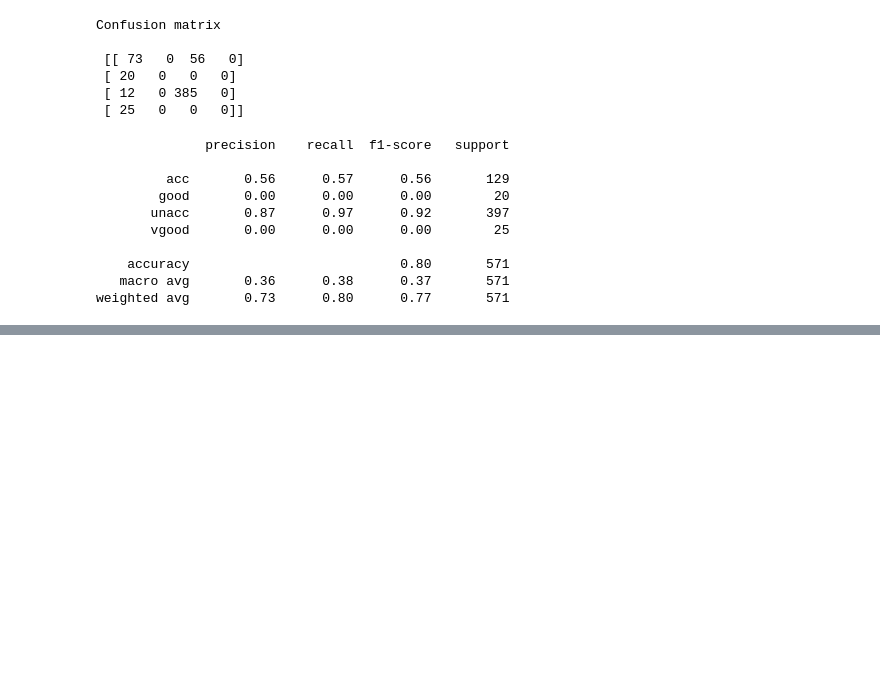
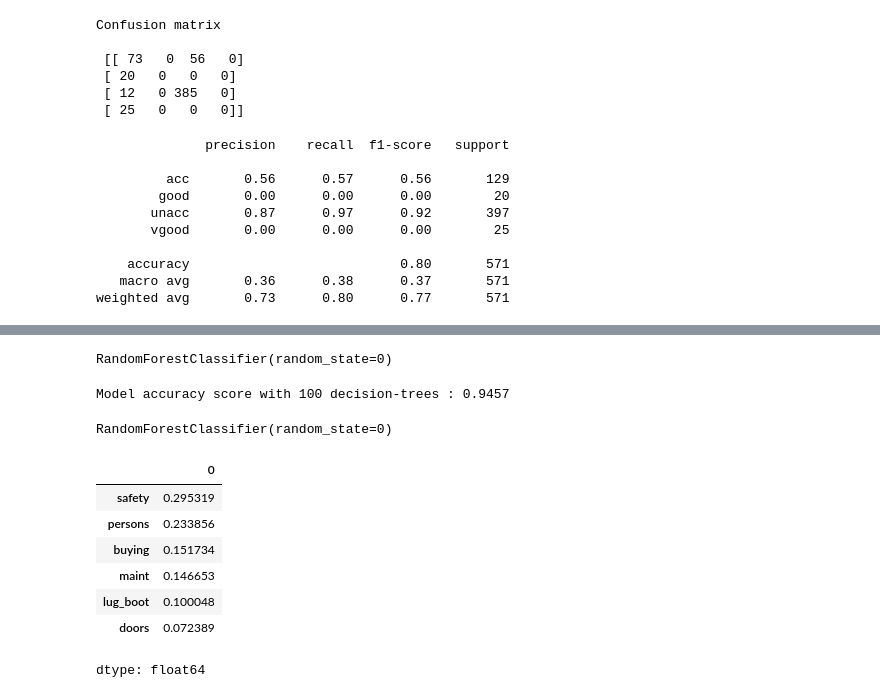
Before and after one commit to sreyas-sunandan/summer-internship-AI-ML, a Jupyter notebook: summerintership_ai_ml.ipynb, the cells around one changed output, grey strips where cells are left out. Saved outputs shown, nothing was run; the diff lists cells and outputs as text; code cells hidden in the pictures; blank space fills up the shorter version.

```diff
--- a/summerintership_ai_ml.ipynb
+++ b/summerintership_ai_ml.ipynb
@@ -855,0 +1038,4 @@ weighted avg       0.73      0.80      0.77       571
+# %%
+from sklearn.ensemble import RandomForestClassifier
+rfc = RandomForestClassifier(random_state=0)
+rfc.fit(X_train, y_train)
@@ -855,0 +1052,5 @@ weighted avg       0.73      0.80      0.77       571
+# %%
+rfc_100 = RandomForestClassifier(n_estimators=100, random_state=0)
+rfc_100.fit(X_train, y_train)
+# %% [output]
+RandomForestClassifier(random_state=0)
@@ -855,0 +1059,4 @@ weighted avg       0.73      0.80      0.77       571
+# %%
+print('Model accuracy score with 100 decision-trees : {0:0.4f}'. format(accuracy_score(y_test, y_pred_100)))
+# %% [output]
+Model accuracy score with 100 decision-trees : 0.9457
@@ -855,0 +1065,17 @@ weighted avg       0.73      0.80      0.77       571
+# %%
+clf.fit(X_train, y_train)
+# %% [output]
+RandomForestClassifier(random_state=0)
+# %%
+feature_scores = pd.Series(clf.feature_importances_, index=X_train.columns).sort_values(ascending=False)
+
+feature_scores
+# %% [output]
+|  | 0 |
+| safety | 0.295319 |
+| persons | 0.233856 |
+| buying | 0.151734 |
+| maint | 0.146653 |
+| lug_boot | 0.100048 |
+| doors | 0.072389 |
+dtype: float64
```
Also changed, not shown: parts of 33 cells of this notebook.
